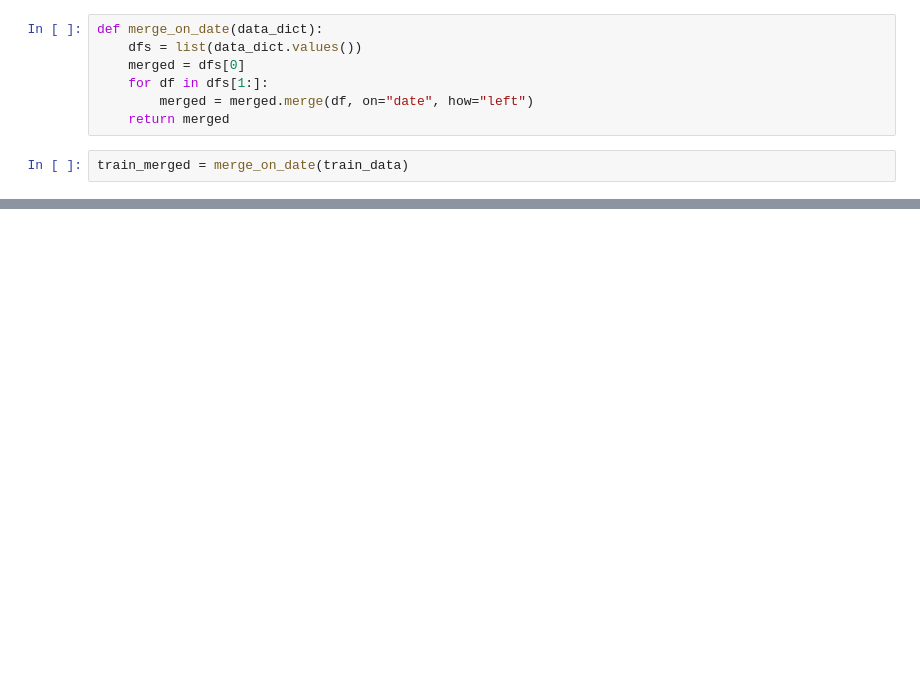
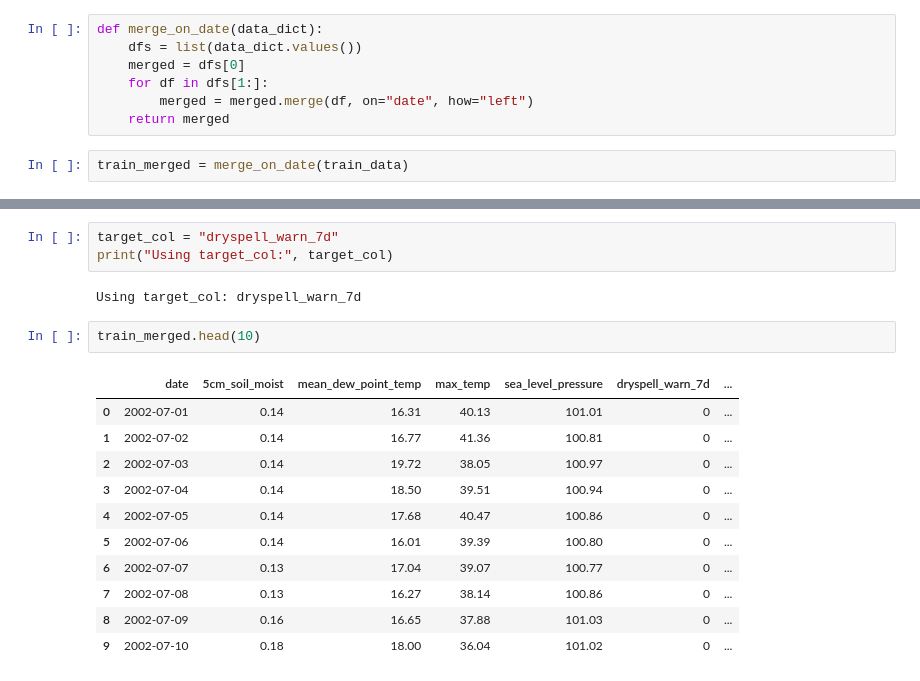
Before and after one commit to Mustafa777Xo/dry-spell, a Jupyter notebook: notebooks/ 01_merge_data.ipynb, the cells around one changed output, grey strips where cells are left out. Drawn from its saved outputs; the diff is of its cells as text; blank space fills up the shorter version.

```diff
--- a/notebooks/ 01_merge_data.ipynb
+++ b/notebooks/ 01_merge_data.ipynb
@@ -125,0 +192,19 @@ Train colmuns: ['date', '5cm_soli_moist', 'mean_dew_point_temp', 'max_temp', 'se
+# %%
+target_col = "dryspell_warn_7d"
+print("Using target_col:", target_col)
+# %% [output]
+Using target_col: dryspell_warn_7d
+# %%
+train_merged.head(10)
+# %% [output]
+|  | date | 5cm_soil_moist | mean_dew_point_temp | max_temp | sea_level_pressure | dryspell_warn_7d | ... |
+| 0 | 2002-07-01 | 0.14 | 16.31 | 40.13 | 101.01 | 0 | ... |
+| 1 | 2002-07-02 | 0.14 | 16.77 | 41.36 | 100.81 | 0 | ... |
+| 2 | 2002-07-03 | 0.14 | 19.72 | 38.05 | 100.97 | 0 | ... |
+| 3 | 2002-07-04 | 0.14 | 18.50 | 39.51 | 100.94 | 0 | ... |
+| 4 | 2002-07-05 | 0.14 | 17.68 | 40.47 | 100.86 | 0 | ... |
+| 5 | 2002-07-06 | 0.14 | 16.01 | 39.39 | 100.80 | 0 | ... |
+| 6 | 2002-07-07 | 0.13 | 17.04 | 39.07 | 100.77 | 0 | ... |
+| 7 | 2002-07-08 | 0.13 | 16.27 | 38.14 | 100.86 | 0 | ... |
+| 8 | 2002-07-09 | 0.16 | 16.65 | 37.88 | 101.03 | 0 | ... |
+| 9 | 2002-07-10 | 0.18 | 18.00 | 36.04 | 101.02 | 0 | ... |
```
Also changed, not shown: parts of 18 cells of this notebook.
